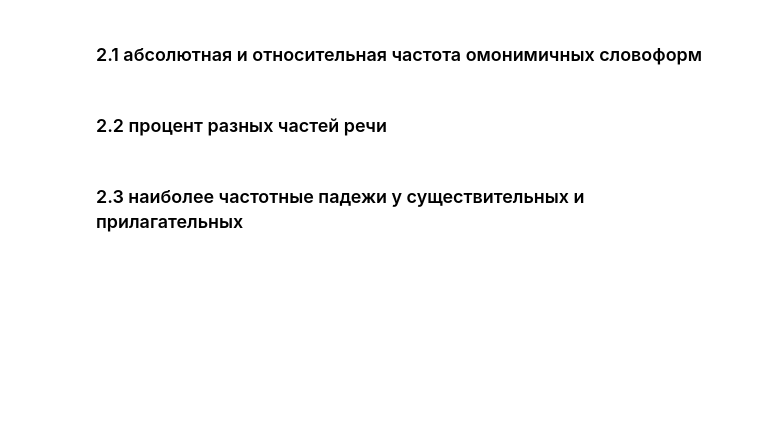
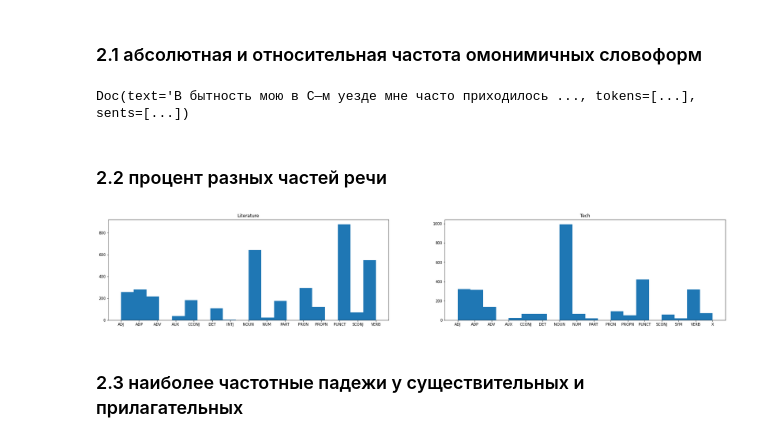
Before and after one commit to dkagramanyan/comp_ling, a Jupyter notebook: hw1/hw1.ipynb, the cells around one changed output. Drawn from its saved outputs; the diff is of its cells as text; code cells hidden in the pictures; blank space fills up the shorter version.

```diff
--- a/hw1/hw1.ipynb
+++ b/hw1/hw1.ipynb
@@ -10,3 +9,6 @@ text1=
+# %%
+text_litr=open('chehov.txt','r',encoding='utf-8').readlines()[0]
+text_tech=open('tech.txt','r',encoding='utf-8').readlines()[0]
 # %% [markdown]
 # 1 общестатистические характеристики
 # %% [markdown]
@@ -45,7 +47,39 @@ print(f'Средняя длина предложений: {n/len(doc.sents):1f}'
 # 2 Морфологические характеристики
 # %% [markdown]
 ### 2.1 абсолютная и относительная частота омонимичных словоформ
+# %%
+doc
+# %% [output]
+Doc(text='В бытность мою в С—м уезде мне часто приходилось ..., tokens=[...], sents=[...])
 # %% [markdown]
 ### 2.2 процент разных частей речи
+# %%
+doc_litr = Doc(text_litr)
+doc_litr.segment(segmenter)
+doc_litr.tag_morph(morph_tagger)
+
+doc_tech = Doc(text_tech)
+doc_tech.segment(segmenter)
+doc_tech.tag_morph(morph_tagger)
+
+pos_litr=[]
+for token in doc_litr.tokens:
+    pos_litr.append(token.pos)
+
+pos_tech=[]
+for token in doc_tech.tokens:
+    pos_tech.append(token.pos)
+
+pos_litr.sort()
+pos_tech.sort()
+
+fig,(ax1,ax2)=plt.subplots(1,2,figsize=(30,5))
+ax1.hist(pos_litr,bins=20)
+ax1.set_title('Literature')
+ax2.hist(pos_tech,bins=20)
+ax2.set_title('Tech')
+plt.show()
+# %% [output]
+[figure, added]
 # %% [markdown]
 ### 2.3 наиболее частотные падежи у существительных и прилагательных
```
Also changed, not shown: parts of 9 cells of this notebook, 2 other files.
